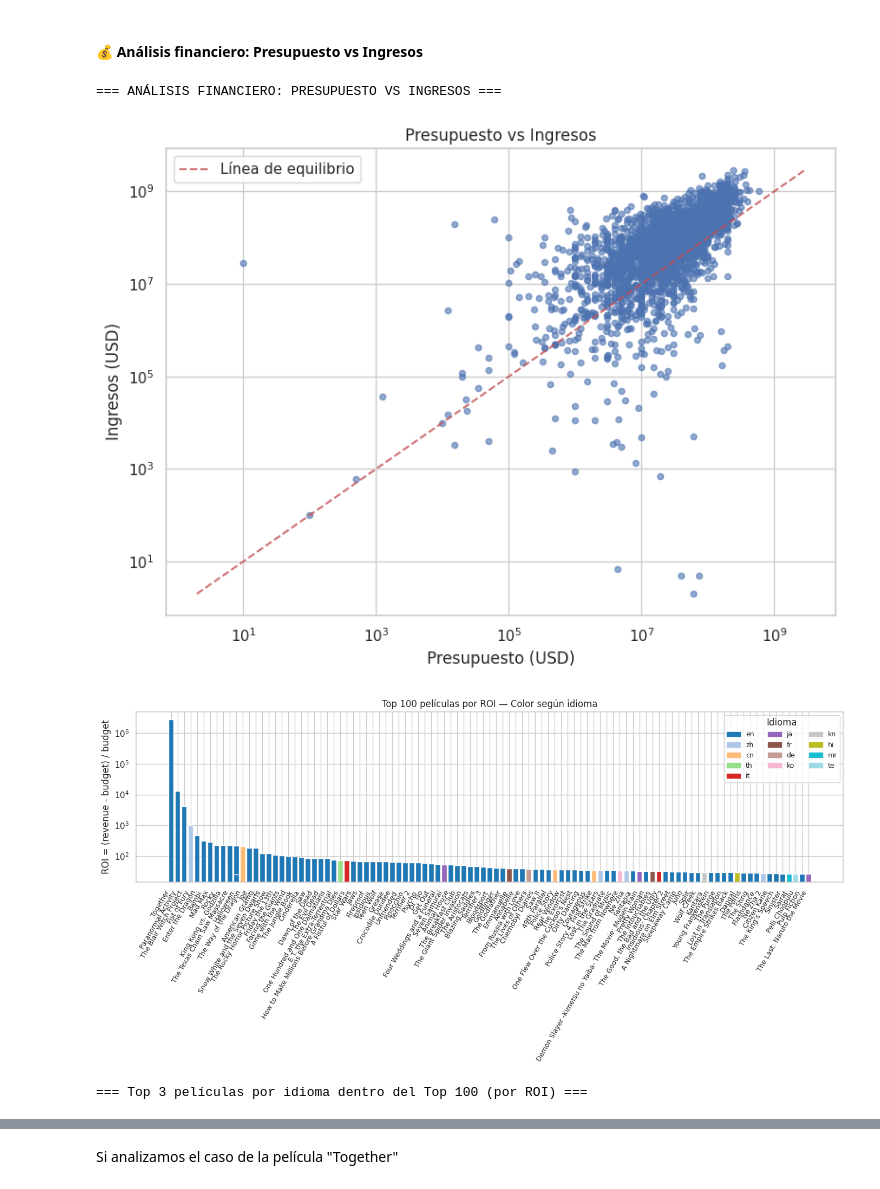
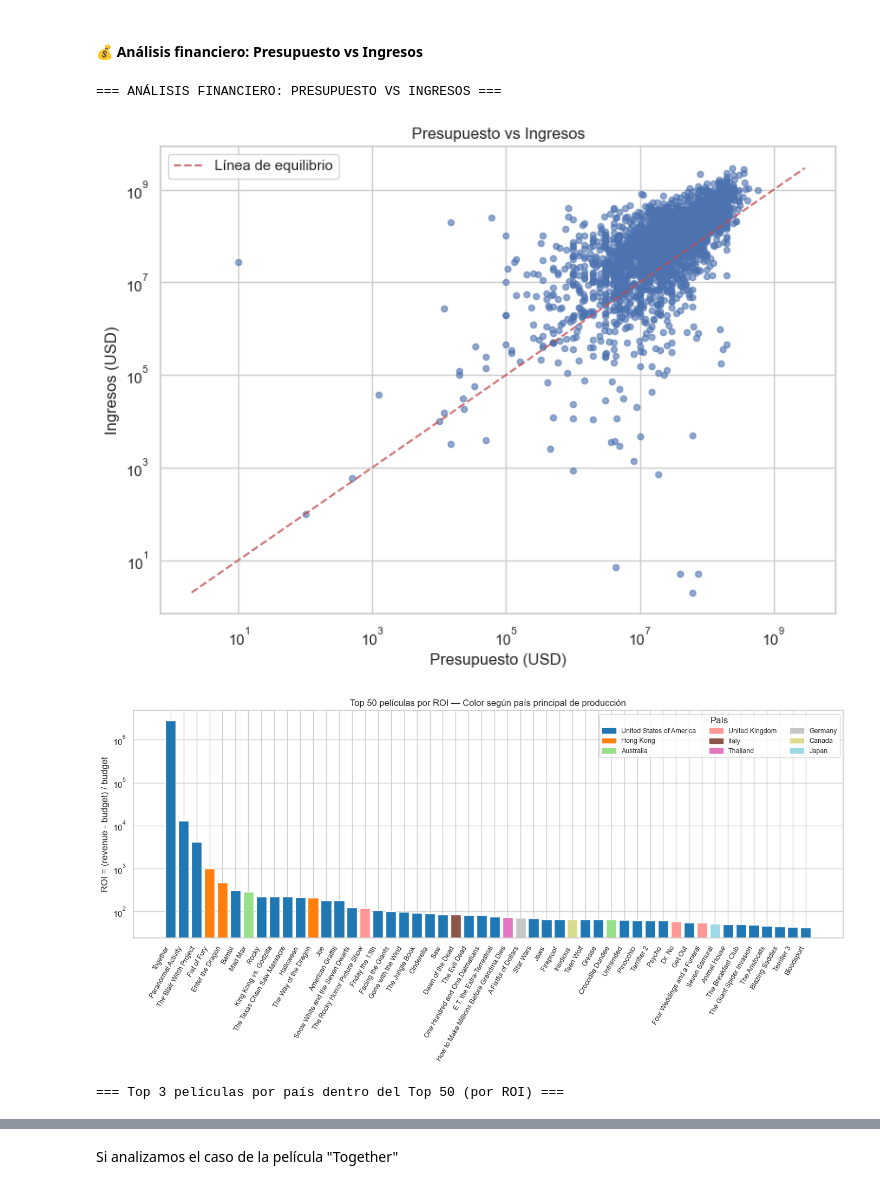
Before and after one commit to david-wis/filmining-scraper, a Jupyter notebook: notebooks/tp2.ipynb, the cells around one changed output, grey strips where cells are left out. Saved outputs shown, nothing was run; the diff lists cells and outputs as text; code cells hidden in the pictures.

```diff
--- a/notebooks/tp2.ipynb
+++ b/notebooks/tp2.ipynb
@@ -712,8 +710,9 @@ if 'release_date' in df_movies.columns:
         top3_idx = n.argsort()[-3:][::-1]
         for idx in top3_idx:
             bin_center = (bins[idx] + bins[idx+1]) / 2
+            year = int(bin_center)
             plt.annotate(
-                f"{int(n[idx])}",
+                f"{int(n[idx])} ({year})",
                 xy=(bin_center, n[idx]),
                 xytext=(bin_center, n[idx] + max(n) * 0.05),
                 ha="center", fontsize=10,
@@ -769,65 +768,77 @@ else:
     print("No se encontraron las columnas 'budget' o 'revenue' en el dataset")
 # %% [output]
 === ANÁLISIS FINANCIERO: PRESUPUESTO VS INGRESOS ===
-[figure, old version]
+[figure, new version]
 # %%
-# --- Top 100: ROI por película (color según idioma) + Top 3 por idioma en Top 100 ---
-import numpy as np
-import pandas as pd
-import matplotlib.pyplot as plt
+# --- Top 50: ROI por película (color según país) + Top 3 por país en Top 50 ---
 
 # Calcular ROI clásico si no está
 df_valid = df_movies.copy()
 df_valid["roi"] = np.where(
     (df_valid["budget"] > 0) & df_valid["revenue"].notna(),
     (df_valid["revenue"] - df_valid["budget"]) / df_valid["budget"],
     np.nan
 )
 df_valid = df_valid[df_valid["roi"].notna()].copy()
 
-# Top 100 y Top 100 por ROI
-top100 = df_valid.sort_values("roi", ascending=False).head(100).copy()
+# --- Extraer país principal de production_countries ---
+def get_main_country_name(row):
+    try:
+        countries = json.loads(row) if isinstance(row, str) else []
+        if countries and isinstance(countries, list):
+            return countries[0].get("name", "Desconocido")
+        else:
+            return "Desconocido"
+    except Exception:
+        return "Desconocido"
 
+if "production_countries" in df_valid.columns:
+    df_valid["main_country"] = df_valid["production_countries"].apply(get_main_country_name)
+else:
+    df_valid["main_country"] = "Desconocido"
 
-# Colores por idioma usando un colormap
-langs = top100["original_language"].astype(str)
-uniq_langs = langs.unique()
-cmap = plt.get_cmap("tab20", len(uniq_langs))
-lang_to_color = {lang: cmap(i) for i, lang in enumerate(uniq_langs)}
-bar_colors = [lang_to_color[lang] for lang in langs]
+# Top 50 por ROI
+top100 = df_valid.sort_values("roi", ascending=False).head(50).copy()
 
-# --- Barplot: ROI por película (Top 100) con escala logarítmica ---
+# Colores por país usando un colormap
+countries = top100["main_country"].astype(str)
+uniq_countries = countries.unique()
+cmap = plt.get_cmap("tab20", len(uniq_countries))
+country_to_color = {country: cmap(i) for i, country in enumerate(uniq_countries)}
+bar_colors = [country_to_color[country] for country in countries]
+
+# --- Barplot: ROI por película (Top 50) con escala logarítmica ---
 plt.figure(figsize=(14, 7))
 bars = plt.bar(top100["title"], top100["roi"], color=bar_colors)
 
 plt.ylabel("ROI = (revenue - budget) / budget")
-plt.title("Top 100 películas por ROI — Color según idioma")
+plt.title("Top 50 películas por ROI — Color según país principal de producción")
 plt.xticks(rotation=60, ha="right", fontsize=9)
 
-# Leyenda de idiomas
-handles = [plt.Rectangle((0,0),1,1, color=lang_to_color[lang]) for lang in uniq_langs]
-plt.legend(handles, uniq_langs, title="Idioma", fontsize=9, ncol=3)
+# Leyenda de países
+handles = [plt.Rectangle((0,0),1,1, color=country_to_color[country]) for country in uniq_countries]
+plt.legend(handles, uniq_countries, title="País", fontsize=9, ncol=3)
 
 # Escala logarítmica para mejorar la comparación
 plt.yscale("log")
 
 plt.tight_layout()
 plt.show()
 
-# --- Tabla: Top 3 películas por idioma dentro del Top 100 (por ROI) ---
-cols_show = ["title", "original_language", "release_year", "budget", "revenue", "roi"]
-cols_show = [c for c in cols_show if c in top100.columns]
+# --- Tabla: Top 3 películas por país dentro del Top 50 (por ROI) ---
+cols_show = ["title", "main_country", "release_year", "budget", "revenue", "roi"]
+cols_show = [c for c in cols_show if c in top100.columns or c == "main_country"]
 
-top_by_lang = (top100
-               .sort_values(["original_language", "roi"], ascending=[True, False])
-               .groupby("original_language")
-               .head(3))
+top_by_country = (top100
+                  .sort_values(["main_country", "roi"], ascending=[True, False])
+                  .groupby("main_country")
+                  .head(3))
 
 # Ordenar por ROI (desc)
-top_by_lang = top_by_lang.sort_values("roi", ascending=False).reset_index(drop=True)
+top_by_country = top_by_country.sort_values("roi", ascending=False).reset_index(drop=True)
 
-print("\n=== Top 3 películas por idioma dentro del Top 100 (por ROI) ===")
-display(top_by_lang[cols_show])
+print("\n=== Top 3 películas por país dentro del Top 50 (por ROI) ===")
+display(top_by_country[cols_show])
 # %% [output]
-[figure, old version]
+[figure, new version]
-=== Top 3 películas por idioma dentro del Top 100 (por ROI) ===
+=== Top 3 películas por país dentro del Top 50 (por ROI) ===
```
Also changed, not shown: parts of 13 cells of this notebook.
